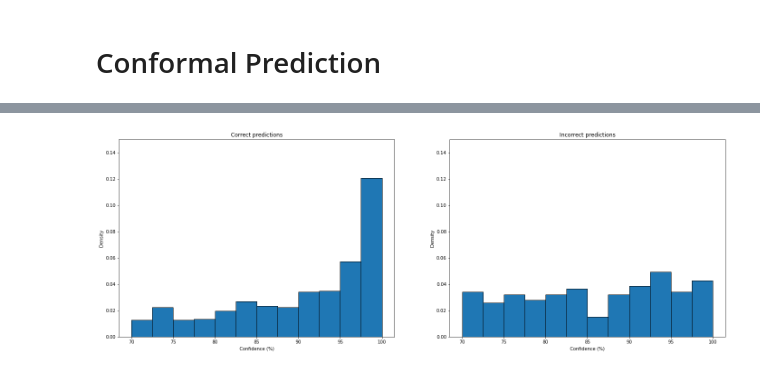
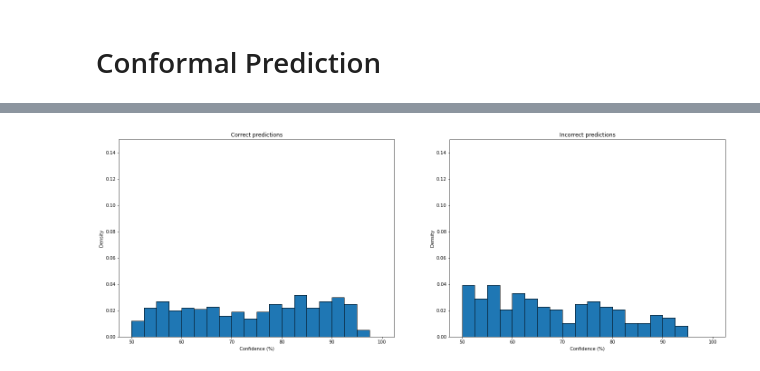
Before and after one commit to predict-idlab/atrial_fibrillation_prediction, a Jupyter notebook: notebooks/amsterdam_training_validation.ipynb, the cells around one changed output, grey strips where cells are left out. Drawn from its saved outputs; the diff is of its cells as text; code cells hidden in the pictures.

```diff
--- a/notebooks/amsterdam_training_validation.ipynb
+++ b/notebooks/amsterdam_training_validation.ipynb
@@ -62,8 +62,8 @@ amsterdam_result_dataframe_columns=["model","validation_type","patient_group","N
 #False
 #True
 
-one_half_hour_model = False
-six_hour_model = True
+one_half_hour_model = True
+six_hour_model = False
 
 model_string = ("1.5"*int(one_half_hour_model)+"12"*int(1-one_half_hour_model))*int(1-six_hour_model)+"6"*int(six_hour_model)
 model_string
@@ -1192,7 +1145,7 @@ else:
         'mean_UrineCAD',
         'max_PO2 (bloed)',
         'max_CVD',
-        'mean_Lactaat (bloed)',
+        #'mean_Lactaat (bloed)',
         'min_pH (bloed)',
         'mean_O2-Saturatie (bloed)',
         'urgency',
@@ -1222,4 +1175,6 @@ else:
         verbose=100, iterations=300, depth=4, l2_leaf_reg=2, class_weights=AF_class_balance)
 
 CB_AF.fit(X_train,y_train)
+
+explainer = shap.Explainer(CB_AF)
 # %% [output]
@@ -1617,6 +1560,14 @@ y_test_CP = test_AF_dataset_CP[(test_AF_dataset_CP.AF==1)|((test_AF_dataset_CP.A
 
 X_val_CP = val_AF_dataset_CP[(val_AF_dataset_CP.AF==1)|((val_AF_dataset_CP.AF_orig==0)&(val_AF_dataset_CP.AF==0))][val_AF_dataset_CP.columns.drop(drop_columns)][feature_columns]
 y_val_CP = val_AF_dataset_CP[(val_AF_dataset_CP.AF==1)|((val_AF_dataset_CP.AF_orig==0)&(val_AF_dataset_CP.AF==0))].AF
+# %%
+test_AF_dataset_CP = AF_NOW[AF_NOW.patientid.isin(test_patientid)]
+train_AF_dataset_CP = AF_NOW[AF_NOW.patientid.isin(train_patientid)]
+
+X_train_CP = train_AF_dataset_CP[(train_AF_dataset_CP.AF==1)|((train_AF_dataset_CP.AF_orig==0)&(train_AF_dataset_CP.AF==0))][train_AF_dataset_CP.columns.drop(drop_columns)][feature_columns]
+X_test_CP = test_AF_dataset_CP[(test_AF_dataset_CP.AF==1)|((test_AF_dataset_CP.AF_orig==0)&(test_AF_dataset_CP.AF==0))][test_AF_dataset_CP.columns.drop(drop_columns)][feature_columns]
+y_train_CP = train_AF_dataset_CP[(train_AF_dataset_CP.AF==1)|((train_AF_dataset_CP.AF_orig==0)&(train_AF_dataset_CP.AF==0))].AF
+y_test_CP = test_AF_dataset_CP[(test_AF_dataset_CP.AF==1)|((test_AF_dataset_CP.AF_orig==0)&(test_AF_dataset_CP.AF==0))].AF
 # %%
 AF_class_balance = [y_train_CP.sum()/len(y_train_CP), 1-y_train_CP.sum()/len(y_train_CP)]
 
@@ -1794,24 +1791,27 @@ ECE = 0.0816
 # %%
 #credibility = largest underbound of p-values where p-value will result in no selection (in this case, just the largest of the two)
 #confidence = smallest upperbound of p-values where p-value will result in the selection of only one feature (in this case, the smallest of the two)
-confidences = 1-np.min(ICP.predict_proba(X_test_CP),axis=1)
+# confidences = 1-np.min(ICP.predict_proba(X_test_CP),axis=1)
+# output_t = np.argmax(ICP.predict_proba(X_test_CP),axis=1)
 
-output_t = np.argmax(ICP.predict_proba(X_test_CP),axis=1)
+confidences = np.max(CB_AF.predict_proba(X_test_CP),axis=1)
+output_t = np.argmax(CB_AF.predict_proba(X_test_CP),axis=1)
+
 pred_out = output_t
 real_out = y_test_CP.values
 fig,axs = plt.subplots(1,2,figsize=(24,8))
-axs[0].hist(confidences[np.where(pred_out==real_out)]*100,density=True,label="Correct pred",bins=np.arange(70,101,2.5),ec='black')#,color="#e898ac",ec='white')
-axs[1].hist(confidences[np.where(pred_out!=real_out)]*100,density=True,label="Incorrect pred",bins=np.arange(70,101,2.5),ec='black')#,color="#e898ac",ec='white')
+axs[0].hist(confidences[np.where(pred_out==real_out)]*100,density=True,label="Correct pred",bins=np.arange(50,101,2.5),ec='black')#,color="#e898ac",ec='white')
+axs[1].hist(confidences[np.where(pred_out!=real_out)]*100,density=True,label="Incorrect pred",bins=np.arange(50,101,2.5),ec='black')#,color="#e898ac",ec='white')
 axs[0].set_xlabel("Confidence (%)")
 axs[1].set_xlabel("Confidence (%)")
 axs[0].set_ylabel("Density")
 axs[1].set_ylabel("Density")
 axs[0].set_title("Correct predictions")
 axs[1].set_title("Incorrect predictions")
 axs[0].set_ylim([0,0.15])
 axs[1].set_ylim([0,0.15])
 if present:
     axs[0].patch.set_alpha(0)
     axs[1].patch.set_alpha(0)
 # %% [output]
-[figure, old version]
+[figure, new version]
```
Also changed, not shown: parts of 17 cells of this notebook, 14 other files.
